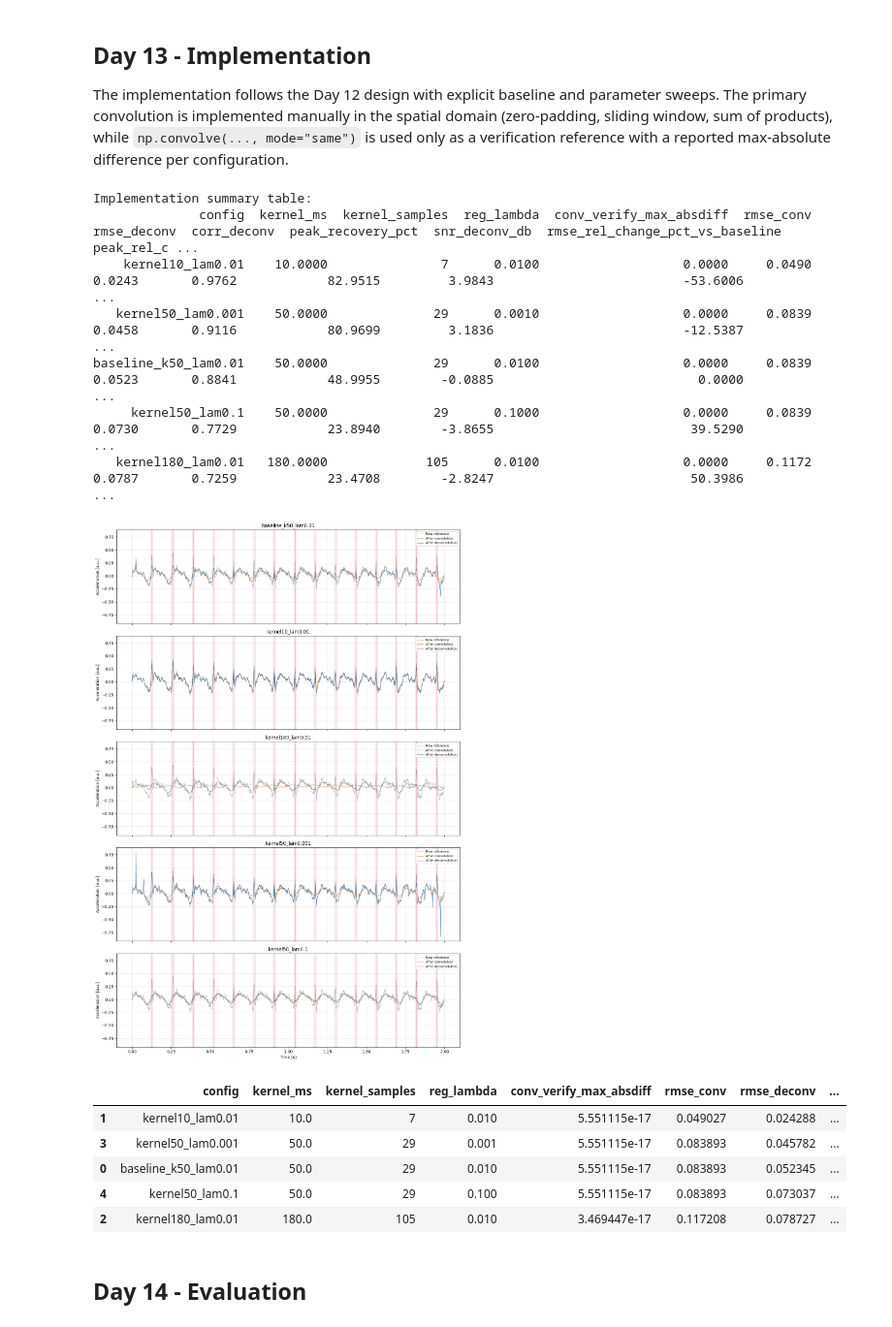
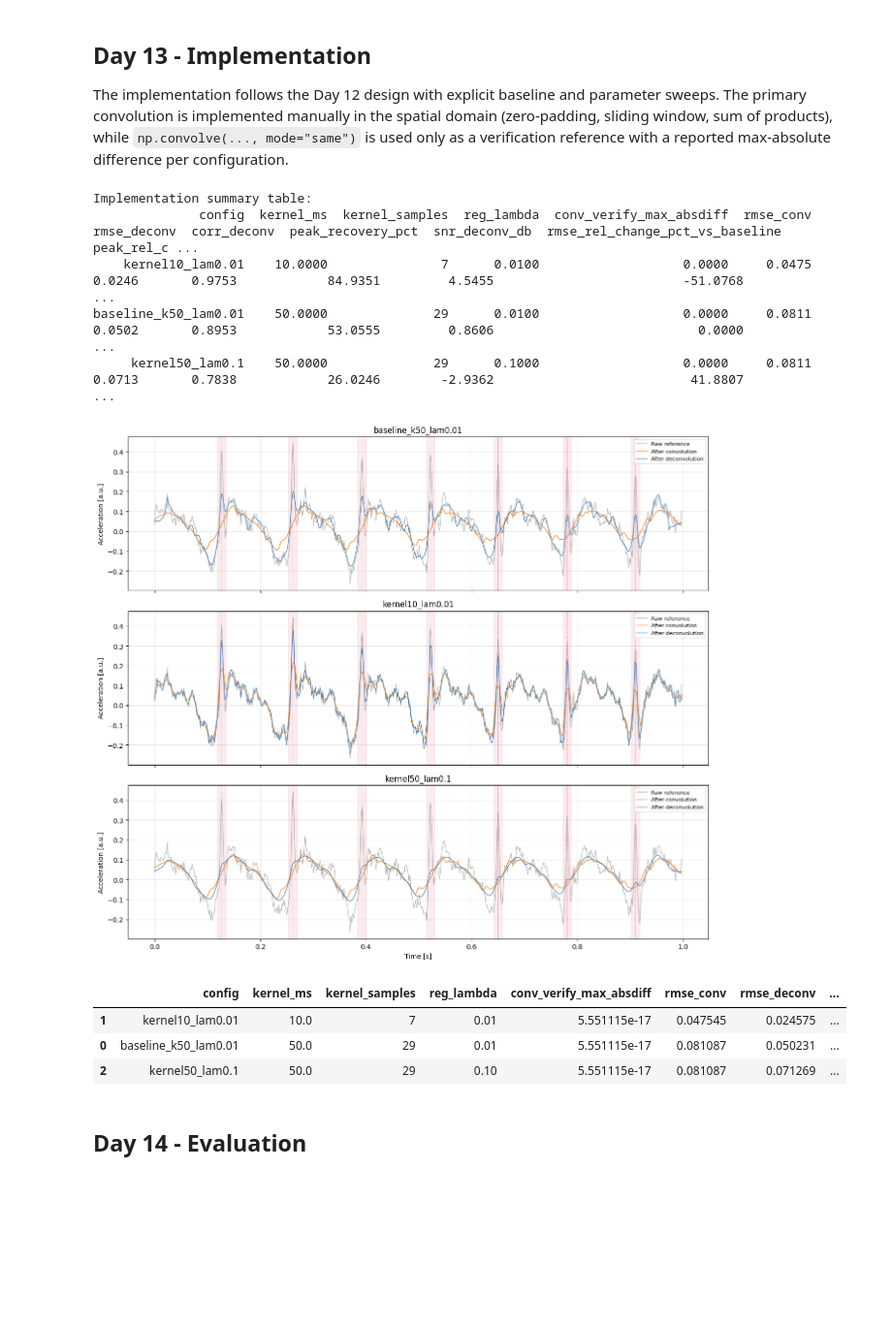
Before and after one commit to mikeandrusyak/gbsv-research, a Jupyter notebook: mc1/convolution.ipynb, the cells around one changed output. Shown at 97% size. Saved outputs shown, nothing was run; the diff lists cells and outputs as text; code cells hidden in the pictures; blank space fills up the shorter version.

Commit message:
Short cut focus window and amount of tests

```diff
--- a/mc1/convolution.ipynb
+++ b/mc1/convolution.ipynb
@@ -31,7 +31,7 @@ import pandas as pd
 
 FS_HZ = 575
 DURATION_SECONDS = 60
-FOCUS_WINDOW_SECONDS = 2.0
+FOCUS_WINDOW_SECONDS = 1.0
 EVENT_MARKER_HALF_WIDTH_S = 0.008
 
 project_root = Path.cwd().resolve().parent
@@ -281,8 +281,6 @@ def plot_config_comparison(
 EXPERIMENT_CONFIGS = [
     {"config": "baseline_k50_lam0.01", "kernel_ms": 50.0, "reg_lambda": 0.01},
     {"config": "kernel10_lam0.01", "kernel_ms": 10.0, "reg_lambda": 0.01},
-    {"config": "kernel180_lam0.01", "kernel_ms": 180.0, "reg_lambda": 0.01},
-    {"config": "kernel50_lam0.001", "kernel_ms": 50.0, "reg_lambda": 0.001},
     {"config": "kernel50_lam0.1", "kernel_ms": 50.0, "reg_lambda": 0.1},
 ]
 
@@ -297,46 +295,42 @@ results_df, traces = evaluate_configs(
 display_cols = [
     "config",
     "kernel_ms",
     "kernel_samples",
     "reg_lambda",
     "conv_verify_max_absdiff",
     "rmse_conv",
     "rmse_deconv",
     "corr_deconv",
     "peak_recovery_pct",
     "snr_deconv_db",
     "rmse_rel_change_pct_vs_baseline",
     "peak_rel_change_pct_vs_baseline",
 ]
 
 print("Implementation summary table:")
 print(results_df[display_cols].to_string(index=False, float_format="{:.4f}".format))
 
 plot_config_comparison(
     reference=x_focus,
     time_axis_s=time_s,
     traces_map=traces,
-    config_labels=["baseline_k50_lam0.01", "kernel10_lam0.01", "kernel180_lam0.01", "kernel50_lam0.001", "kernel50_lam0.1"],
+    config_labels=["baseline_k50_lam0.01", "kernel10_lam0.01", "kernel50_lam0.1"],
     event_times_s=event_times_focus,
     half_width_s=EVENT_MARKER_HALF_WIDTH_S,
 )
 
 results_df
 # %% [output]
 Implementation summary table:
               config  kernel_ms  kernel_samples  reg_lambda  conv_verify_max_absdiff  rmse_conv  rmse_deconv  corr_deconv  peak_recovery_pct  snr_deconv_db  rmse_rel_change_pct_vs_baseline  peak_rel_c ...
-    kernel10_lam0.01    10.0000               7      0.0100                   0.0000     0.0490       0.0243       0.9762            82.9515         3.9843                         -53.6006             ...
-   kernel50_lam0.001    50.0000              29      0.0010                   0.0000     0.0839       0.0458       0.9116            80.9699         3.1836                         -12.5387             ...
-baseline_k50_lam0.01    50.0000              29      0.0100                   0.0000     0.0839       0.0523       0.8841            48.9955        -0.0885                           0.0000             ...
-     kernel50_lam0.1    50.0000              29      0.1000                   0.0000     0.0839       0.0730       0.7729            23.8940        -3.8655                          39.5290             ...
-   kernel180_lam0.01   180.0000             105      0.0100                   0.0000     0.1172       0.0787       0.7259            23.4708        -2.8247                          50.3986             ...
+    kernel10_lam0.01    10.0000               7      0.0100                   0.0000     0.0475       0.0246       0.9753            84.9351         4.5455                         -51.0768             ...
+baseline_k50_lam0.01    50.0000              29      0.0100                   0.0000     0.0811       0.0502       0.8953            53.0555         0.8606                           0.0000             ...
+     kernel50_lam0.1    50.0000              29      0.1000                   0.0000     0.0811       0.0713       0.7838            26.0246        -2.9362                          41.8807             ...
-[figure, old version]
+[figure, new version]
 |  | config | kernel_ms | kernel_samples | reg_lambda | conv_verify_max_absdiff | rmse_conv | rmse_deconv | ... |
-| 1 | kernel10_lam0.01 | 10.0 | 7 | 0.010 | 5.551115e-17 | 0.049027 | 0.024288 | ... |
-| 3 | kernel50_lam0.001 | 50.0 | 29 | 0.001 | 5.551115e-17 | 0.083893 | 0.045782 | ... |
-| 0 | baseline_k50_lam0.01 | 50.0 | 29 | 0.010 | 5.551115e-17 | 0.083893 | 0.052345 | ... |
-| 4 | kernel50_lam0.1 | 50.0 | 29 | 0.100 | 5.551115e-17 | 0.083893 | 0.073037 | ... |
-| 2 | kernel180_lam0.01 | 180.0 | 105 | 0.010 | 3.469447e-17 | 0.117208 | 0.078727 | ... |
+| 1 | kernel10_lam0.01 | 10.0 | 7 | 0.01 | 5.551115e-17 | 0.047545 | 0.024575 | ... |
+| 0 | baseline_k50_lam0.01 | 50.0 | 29 | 0.01 | 5.551115e-17 | 0.081087 | 0.050231 | ... |
+| 2 | kernel50_lam0.1 | 50.0 | 29 | 0.10 | 5.551115e-17 | 0.081087 | 0.071269 | ... |
 # %% [markdown]
 ## Day 14 - Evaluation
 # %% [markdown]
```
Also changed, not shown: parts of 10 cells of this notebook.
